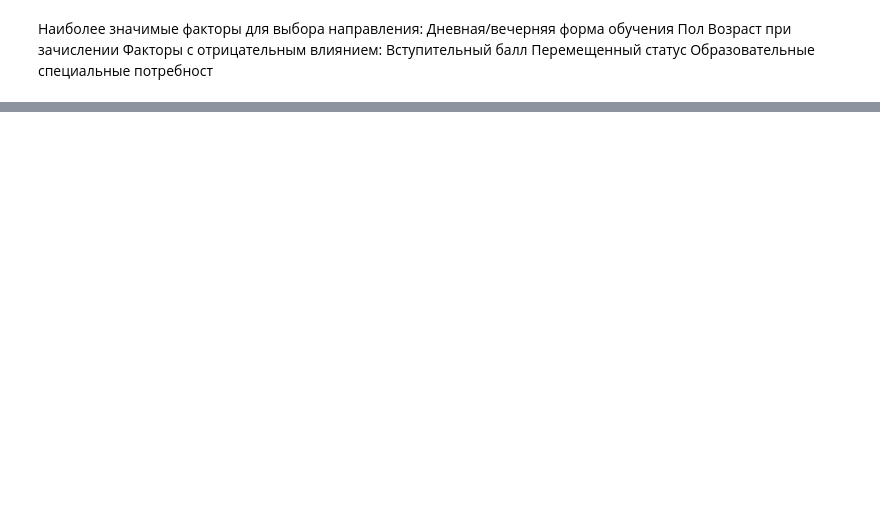
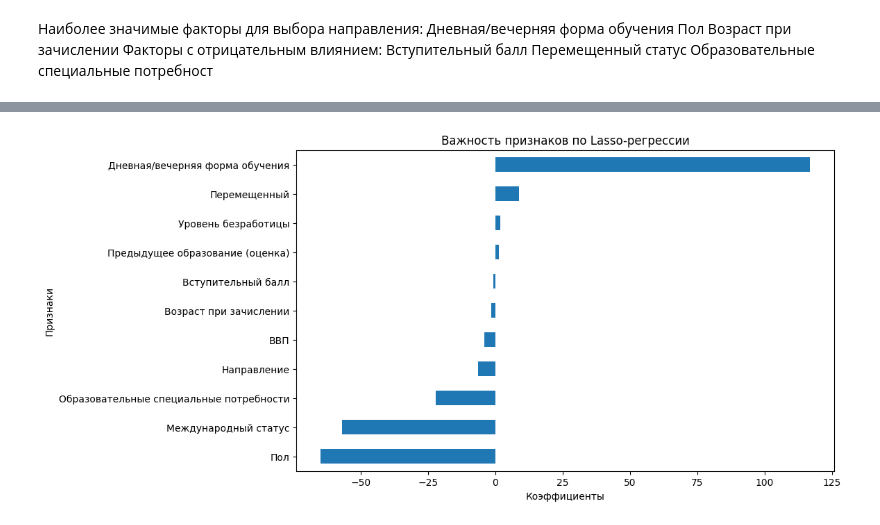
Before and after one commit to kristina-skoptsova/diplom, a Jupyter notebook: cleaned.ipynb, the cells around one changed output, grey strips where cells are left out. Drawn from its saved outputs; the diff is of its cells as text; code cells hidden in the pictures; blank space fills up the shorter version.

```diff
--- a/cleaned.ipynb
+++ b/cleaned.ipynb
@@ -525,0 +512,27 @@ R-squared: -0.19440868170159087
+# %%
+import matplotlib.pyplot as plt
+
+# Создание DataFrame для визуализации
+importance = pd.Series({
+    'Направление': -6.322880,
+    'Пол': -64.791827,
+    'Возраст при зачислении': -1.409848,
+    'Дневная/вечерняя форма обучения': 116.728418,
+    'Перемещенный': 8.913000,
+    'Вступительный балл': -0.802728,
+    'Уровень безработицы': 1.878683,
+    'Образовательные специальные потребности': -22.036722,
+    'Предыдущее образование (оценка)': 1.233973,
+    'Международный статус': -56.790360,
+    'ВВП': -3.949690
+})
+
+# Визуализация важности признаков
+plt.figure(figsize=(10, 6))
+importance.sort_values().plot(kind='barh')
+plt.title('Важность признаков по Lasso-регрессии')
+plt.xlabel('Коэффициенты')
+plt.ylabel('Признаки')
+plt.show()
+# %% [output]
+[figure, added]
```
Also changed, not shown: parts of 10 cells of this notebook, 2 other files.
